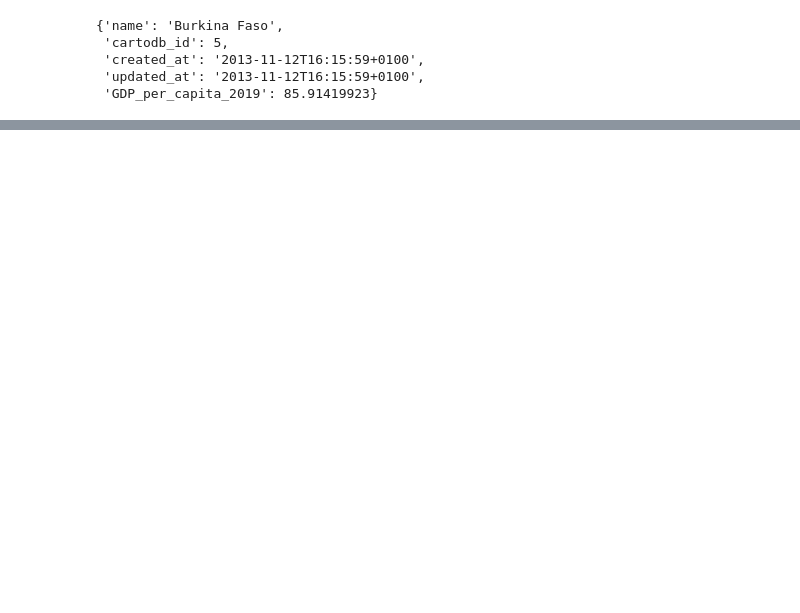
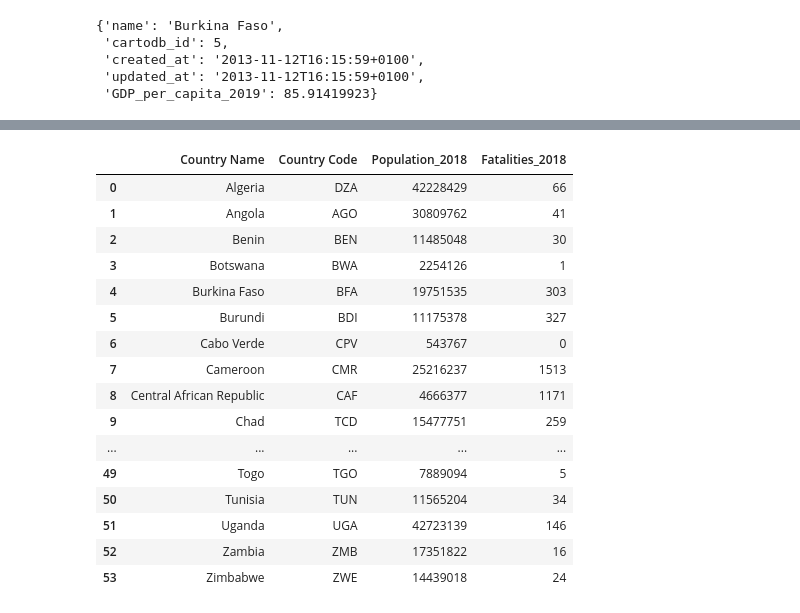
Before and after one commit to carlykelly/African_Conflict, a Jupyter notebook: Editing GeoJson.ipynb, the cells around one changed output, grey strips where cells are left out. Drawn from its saved outputs; the diff is of its cells as text; code cells hidden in the pictures; blank space fills up the shorter version.

```diff
--- a/Editing GeoJson.ipynb
+++ b/Editing GeoJson.ipynb
@@ -131,0 +166,20 @@ geojson['features'][4]['properties']
+# %%
+choropleth = choropleth.rename(columns = {"2018_x":"Population_2018","2018_y":"Fatalities_2018"})
+# %% [output]
+|  | Country Name | Country Code | Population_2018 | Fatalities_2018 |
+| 0 | Algeria | DZA | 42228429 | 66 |
+| 1 | Angola | AGO | 30809762 | 41 |
+| 2 | Benin | BEN | 11485048 | 30 |
+| 3 | Botswana | BWA | 2254126 | 1 |
+| 4 | Burkina Faso | BFA | 19751535 | 303 |
+| 5 | Burundi | BDI | 11175378 | 327 |
+| 6 | Cabo Verde | CPV | 543767 | 0 |
+| 7 | Cameroon | CMR | 25216237 | 1513 |
+| 8 | Central African Republic | CAF | 4666377 | 1171 |
+| 9 | Chad | TCD | 15477751 | 259 |
+| ... | ... | ... | ... | ... |
+| 49 | Togo | TGO | 7889094 | 5 |
+| 50 | Tunisia | TUN | 11565204 | 34 |
+| 51 | Uganda | UGA | 42723139 | 146 |
+| 52 | Zambia | ZMB | 17351822 | 16 |
+| 53 | Zimbabwe | ZWE | 14439018 | 24 |
```
Also changed, not shown: parts of 16 cells of this notebook, 7 other files.
